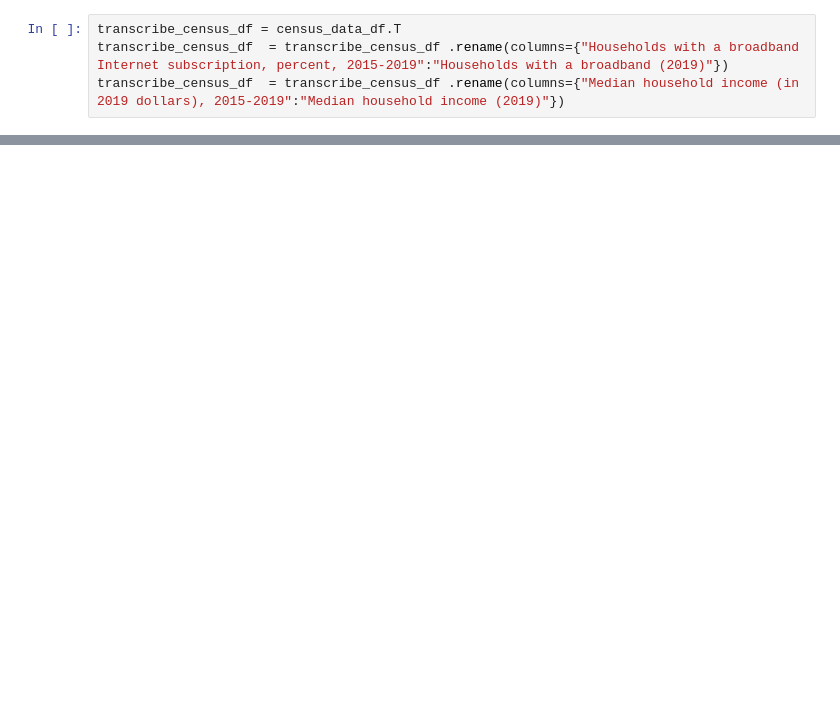
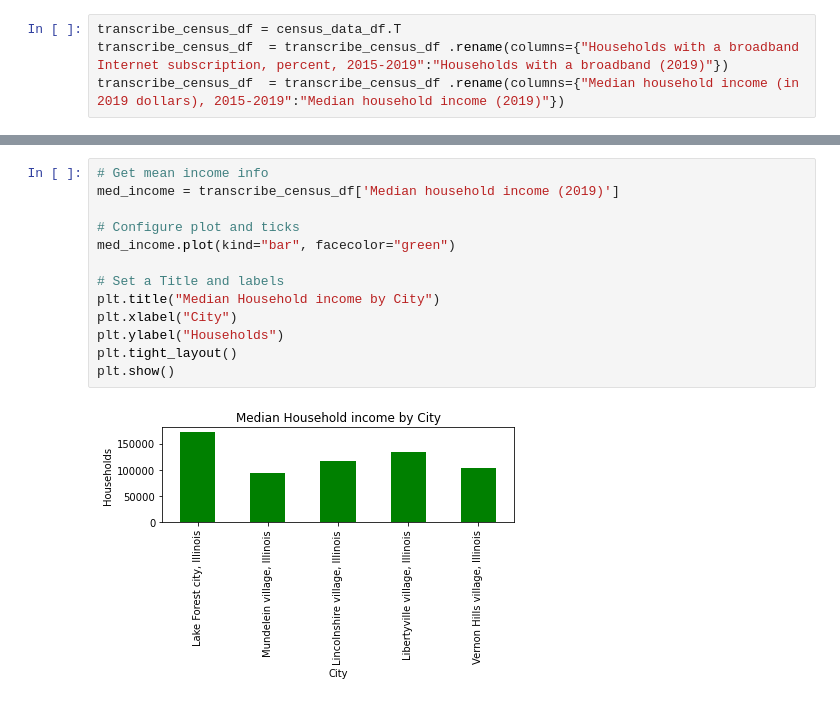
Before and after one commit to RichKirsch80/Competive-Market-Analysis-, a Jupyter notebook: Census_States.ipynb, the cells around one changed output, grey strips where cells are left out. Saved outputs shown, nothing was run; the diff lists cells and outputs as text; blank space fills up the shorter version.

```diff
--- a/Census_States.ipynb
+++ b/Census_States.ipynb
@@ -55,0 +101,15 @@ transcribe_census_df
+# %%
+# Get mean income info
+med_income = transcribe_census_df['Median household income (2019)']
+
+# Configure plot and ticks
+med_income.plot(kind="bar", facecolor="green")
+
+# Set a Title and labels
+plt.title("Median Household income by City")
+plt.xlabel("City")
+plt.ylabel("Households")
+plt.tight_layout()
+plt.show()
+# %% [output]
+[figure, added]
```
Also changed, not shown: parts of 8 cells of this notebook, 3 other files.
